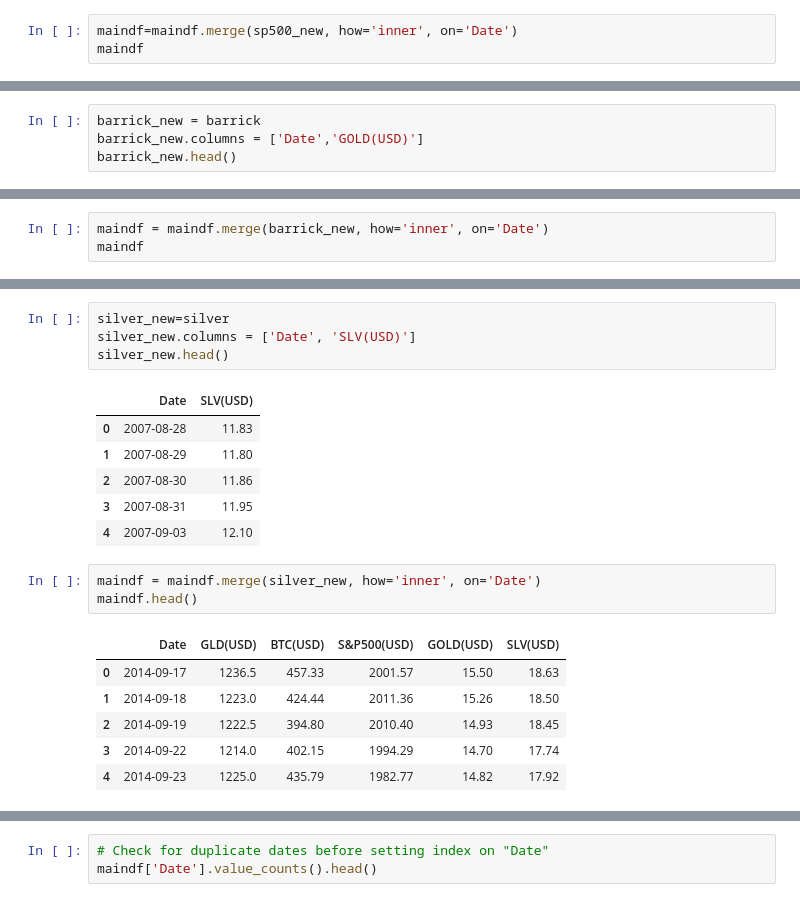
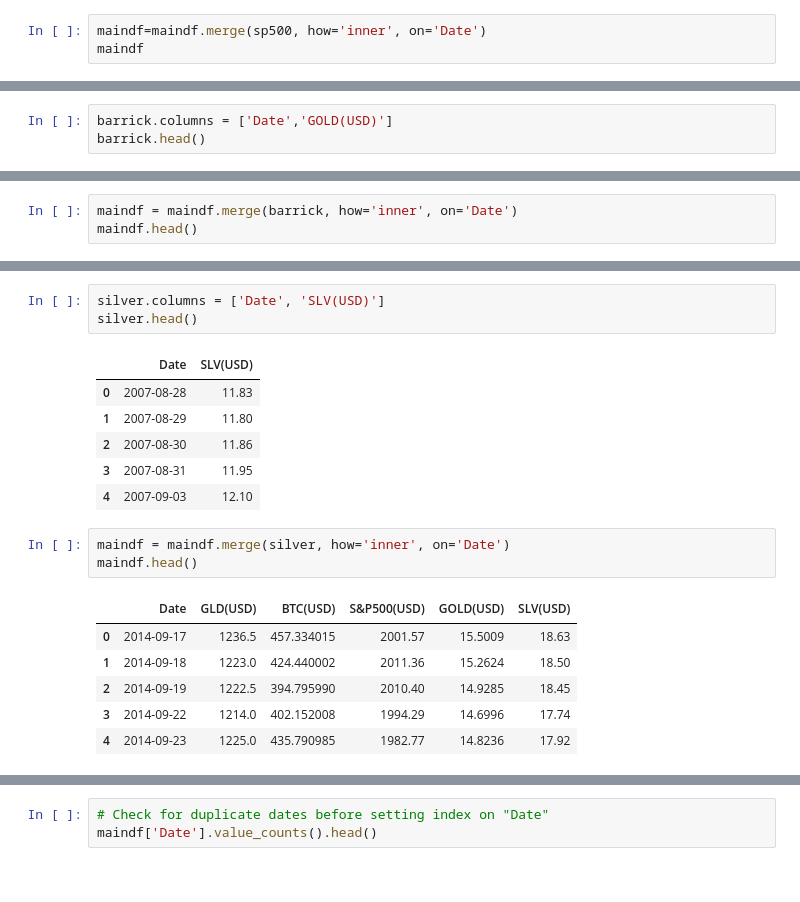
Before and after one commit to Shane-McCallum/ARIMAX-Gold-and-S-P500-Time-Series, a Jupyter notebook: PART 1 - Data Wrangling & Cleaning.ipynb, the cells around one changed output, grey strips where cells are left out. Saved outputs shown, nothing was run; the diff lists cells and outputs as text.

```diff
--- a/PART 1 - Data Wrangling & Cleaning.ipynb
+++ b/PART 1 - Data Wrangling & Cleaning.ipynb
@@ -190,7 +176,7 @@ sp500_new.head()
 | 3 | 2007-08-30 | 1457.64 |
 | 4 | 2007-08-31 | 1473.99 |
 # %%
-maindf=maindf.merge(sp500_new, how='inner', on='Date')
+maindf=maindf.merge(sp500, how='inner', on='Date')
 maindf
 # %% [output]
 |  | Date | GLD(USD) | BTC(USD) | S&P500(USD) |
@@ -232,9 +215,8 @@ barrick.head(20)
 barrick['date'] = pd.to_datetime(barrick['date'])
 barrick = barrick[['date', 'close']]
 # %%
-barrick_new = barrick
-barrick_new.columns = ['Date','GOLD(USD)']
-barrick_new.head()
+barrick.columns = ['Date','GOLD(USD)']
+barrick.head()
 # %% [output]
 |  | Date | GOLD(USD) |
 | 0 | 1985-02-04 | 1.9985 |
@@ -247,5 +227,5 @@ barrick_new= barrick_new.round(decimals=2)
 # %%
-maindf = maindf.merge(barrick_new, how='inner', on='Date')
-maindf
+maindf = maindf.merge(barrick, how='inner', on='Date')
+maindf.head()
 # %% [output]
 |  | Date | GLD(USD) | BTC(USD) | S&P500(USD) | GOLD(USD) |
@@ -293,9 +267,8 @@ silver.head()
 | 3 | 2007-08-31 | 11.95 |
 | 4 | 2007-09-03 | 12.10 |
 # %%
-silver_new=silver
-silver_new.columns = ['Date', 'SLV(USD)']
-silver_new.head()
+silver.columns = ['Date', 'SLV(USD)']
+silver.head()
 # %% [output]
 |  | Date | SLV(USD) |
 | 0 | 2007-08-28 | 11.83 |
@@ -304,12 +277,12 @@ silver_new.head()
 | 3 | 2007-08-31 | 11.95 |
 | 4 | 2007-09-03 | 12.10 |
 # %%
-maindf = maindf.merge(silver_new, how='inner', on='Date')
+maindf = maindf.merge(silver, how='inner', on='Date')
 maindf.head()
 # %% [output]
 |  | Date | GLD(USD) | BTC(USD) | S&P500(USD) | GOLD(USD) | SLV(USD) |
-| 0 | 2014-09-17 | 1236.5 | 457.33 | 2001.57 | 15.50 | 18.63 |
-| 1 | 2014-09-18 | 1223.0 | 424.44 | 2011.36 | 15.26 | 18.50 |
-| 2 | 2014-09-19 | 1222.5 | 394.80 | 2010.40 | 14.93 | 18.45 |
-| 3 | 2014-09-22 | 1214.0 | 402.15 | 1994.29 | 14.70 | 17.74 |
-| 4 | 2014-09-23 | 1225.0 | 435.79 | 1982.77 | 14.82 | 17.92 |
+| 0 | 2014-09-17 | 1236.5 | 457.334015 | 2001.57 | 15.5009 | 18.63 |
+| 1 | 2014-09-18 | 1223.0 | 424.440002 | 2011.36 | 15.2624 | 18.50 |
+| 2 | 2014-09-19 | 1222.5 | 394.795990 | 2010.40 | 14.9285 | 18.45 |
+| 3 | 2014-09-22 | 1214.0 | 402.152008 | 1994.29 | 14.6996 | 17.74 |
+| 4 | 2014-09-23 | 1225.0 | 435.790985 | 1982.77 | 14.8236 | 17.92 |
```
Also changed, not shown: parts of 23 cells of this notebook, 4 other files.
